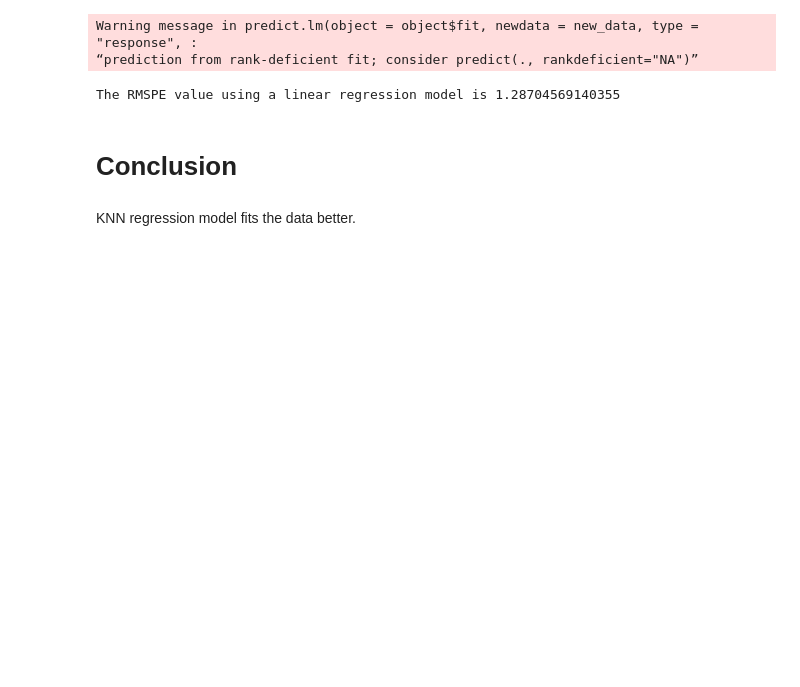
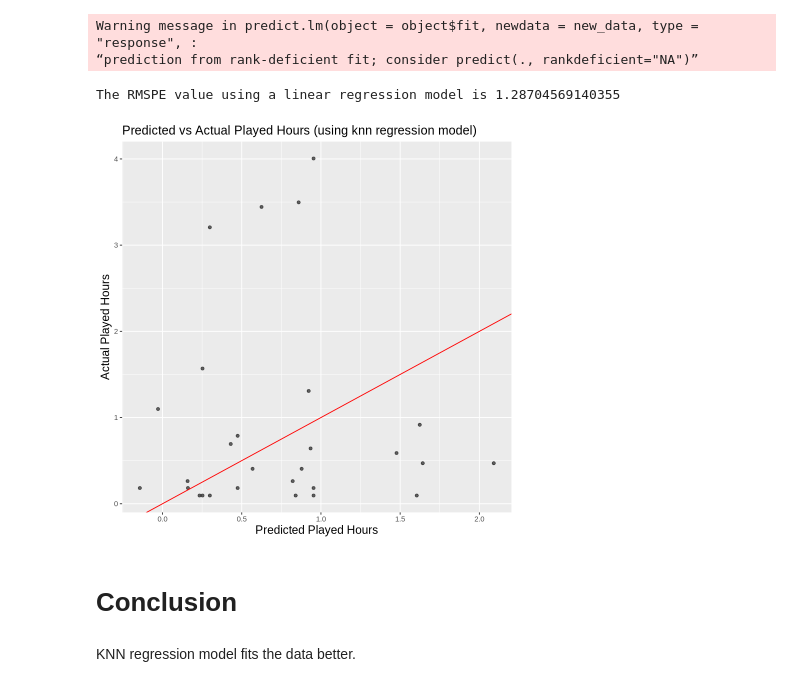
Before and after one commit to thaviship/dsci-group-project, a Jupyter notebook: Project Final Report.ipynb, the cells around one changed output. Drawn from its saved outputs; the diff is of its cells as text; code cells hidden in the pictures; blank space fills up the shorter version.

```diff
--- a/Project Final Report.ipynb
+++ b/Project Final Report.ipynb
@@ -334,9 +334,11 @@ gender_fct_Prefer.not.to.say            gender_fct_Agender
      gender_fct_Two.Spirited              gender_fct_Other
                     -0.61708                            NA
 # %%
-lm_test_results <- players_lm_fit |>
+lm_predictions <- players_lm_fit |>
     predict(players_testing) |>
-    bind_cols(players_testing) |>
+    bind_cols(players_testing)
+
+lm_test_results <- lm_predictions|>
     metrics(truth = played_hours_log, estimate = .pred) |>
     filter(.metric == "rmse")
 print(glue("The RMSPE value using a linear regression model is {lm_test_results |> pull(.estimate)}"))
@@ -344,6 +346,19 @@ print(glue("The RMSPE value using a linear regression model is {lm_test_results
 Warning message in predict.lm(object = object$fit, newdata = new_data, type = "response", :
 “prediction from rank-deficient fit; consider predict(., rankdeficient="NA")”
 The RMSPE value using a linear regression model is 1.28704569140355
+# %%
+lm_visualization <- ggplot(lm_predictions, aes(x = .pred, y = played_hours_log)) +
+  geom_point(alpha = 0.6) +
+  geom_abline(slope = 1, intercept = 0, color = "red") +
+  labs(title = "Predicted vs Actual Played Hours",
+       x = "Predicted Played Hours",
+       y = "Actual Played Hours")+
+    theme(plot.title = element_text(size = 15),
+        axis.title = element_text(size = 14))+
+        ggtitle("Predicted vs Actual Played Hours (using knn regression model)")
+lm_visualization
+# %% [output]
+[figure, added]
 # %% [markdown]
 # Conclusion
 # %% [markdown]
```
Also changed, not shown: parts of 1 cell of this notebook.
